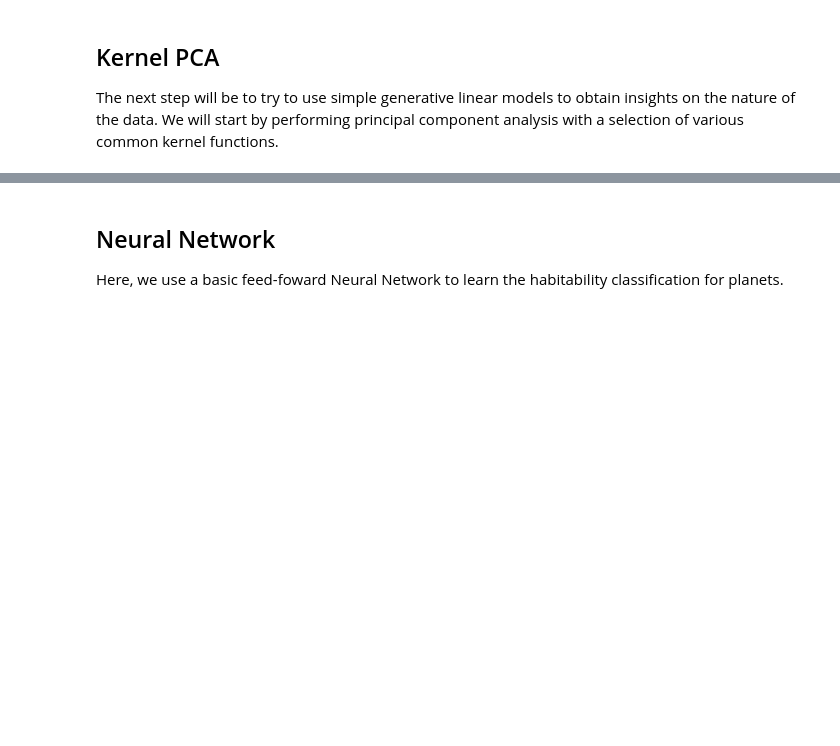
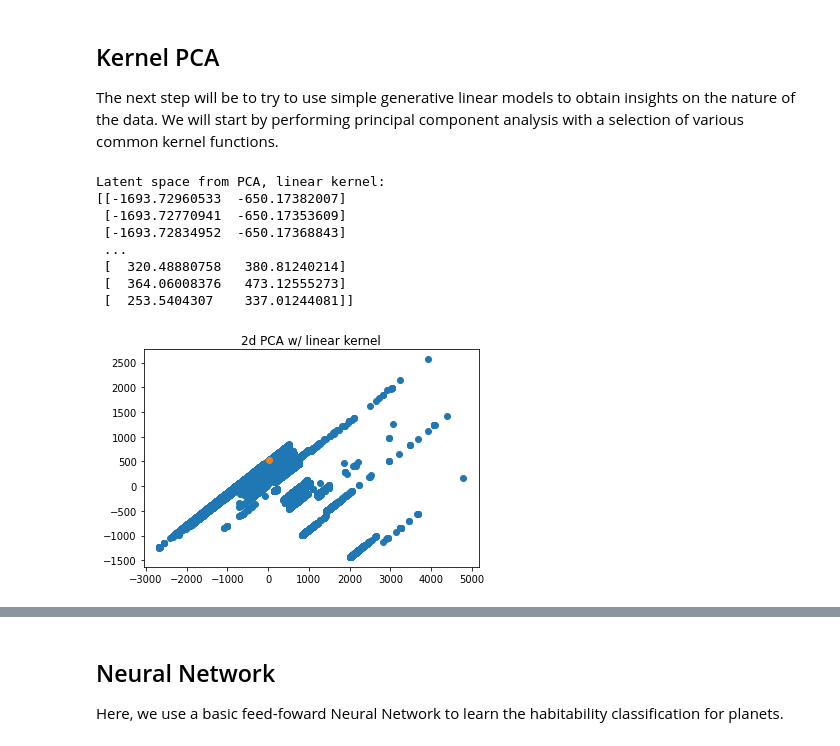
Before and after one commit to tw-ilson/Exoplanet-Habitability-DS4400, a Jupyter notebook: main.ipynb, the cells around one changed output, grey strips where cells are left out. Cells and saved outputs as stored; diff of their text form; code cells hidden in the pictures; blank space fills up the shorter version.

```diff
--- a/main.ipynb
+++ b/main.ipynb
@@ -380,3 +363,26 @@ from sklearn.decomposition import KernelPCA, FactorAnalysis
 # %% [markdown]
 ## Kernel PCA
 The next step will be to try to use simple generative linear models to obtain insights on the nature of the data. We will start by performing principal component analysis with a selection of various common kernel functions.
+# %%
+kpca = KernelPCA(n_components=2, kernel='linear')
+kpca.fit(X);
+X_kpca = kpca.transform(X)
+
+earth_kpca = kpca.transform([earth_data])
+
+print(f"Latent space from PCA, linear kernel: \n{X_kpca}\n")
+
+plt.title('2d PCA w/ linear kernel')
+plt.scatter(X_kpca[:,0], X_kpca[:,1])
+plt.scatter(earth_kpca[:, 0], earth_kpca[:,1])
+plt.show()
+# %% [output]
+Latent space from PCA, linear kernel:
+[[-1693.72960533  -650.17382007]
+ [-1693.72770941  -650.17353609]
+ [-1693.72834952  -650.17368843]
+ ...
+ [  320.48880758   380.81240214]
+ [  364.06008376   473.12555273]
+ [  253.5404307    337.01244081]]
+[figure, added]
```
Also changed, not shown: parts of 9 cells of this notebook, 6 other files.
